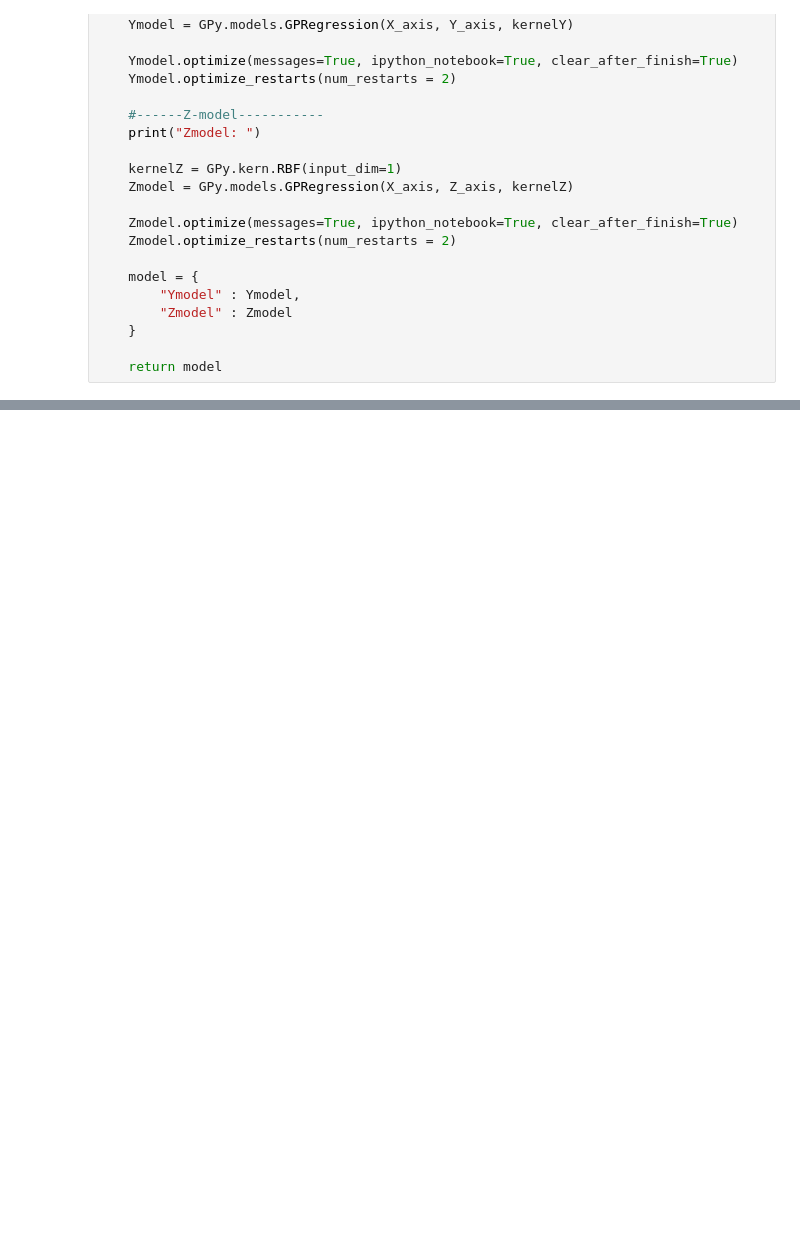
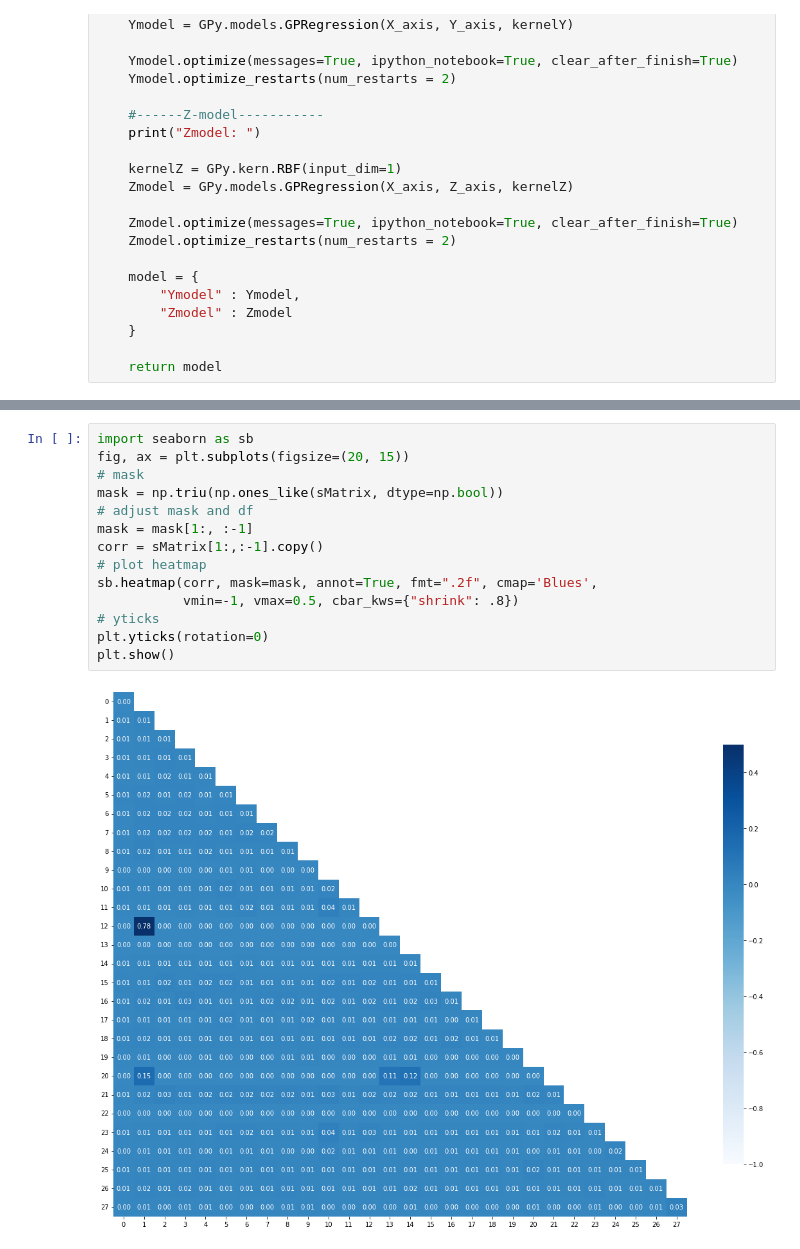
Before and after one commit to samiinn/GP-VitalSigns, a Jupyter notebook: modelMaken.ipynb, the cells around one changed output, grey strips where cells are left out. Drawn from its saved outputs; the diff is of its cells as text; blank space fills up the shorter version.

```diff
--- a/modelMaken.ipynb
+++ b/modelMaken.ipynb
@@ -294,0 +202,16 @@ print(data[0]['Pulse'].loc[0:0].values.reshape(-1,1))
+# %%
+import seaborn as sb
+fig, ax = plt.subplots(figsize=(20, 15))
+# mask
+mask = np.triu(np.ones_like(sMatrix, dtype=np.bool))
+# adjust mask and df
+mask = mask[1:, :-1]
+corr = sMatrix[1:,:-1].copy()
+# plot heatmap
+sb.heatmap(corr, mask=mask, annot=True, fmt=".2f", cmap='Blues',
+           vmin=-1, vmax=0.5, cbar_kws={"shrink": .8})
+# yticks
+plt.yticks(rotation=0)
+plt.show()
+# %% [output]
+[figure, added]
```
Also changed, not shown: parts of 7 cells of this notebook.
